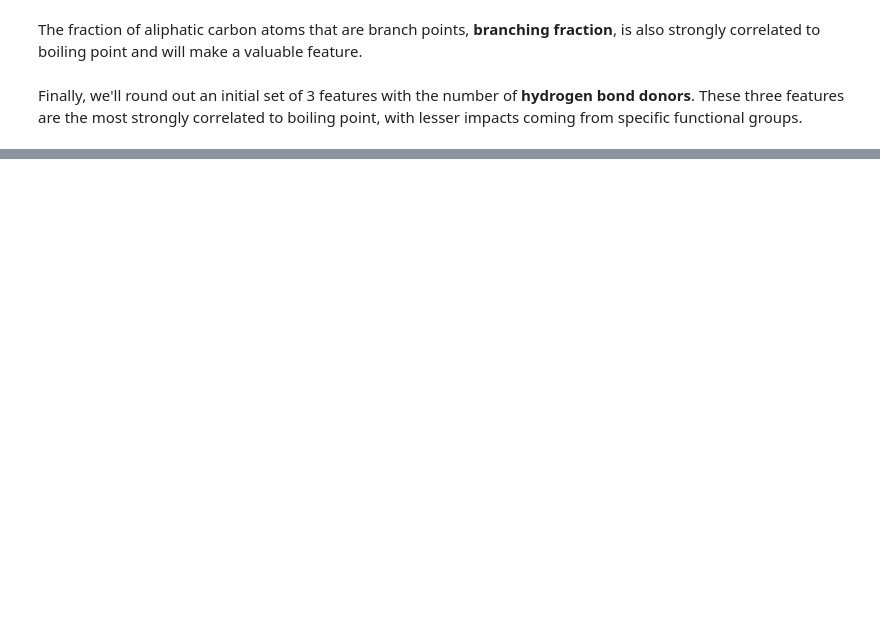
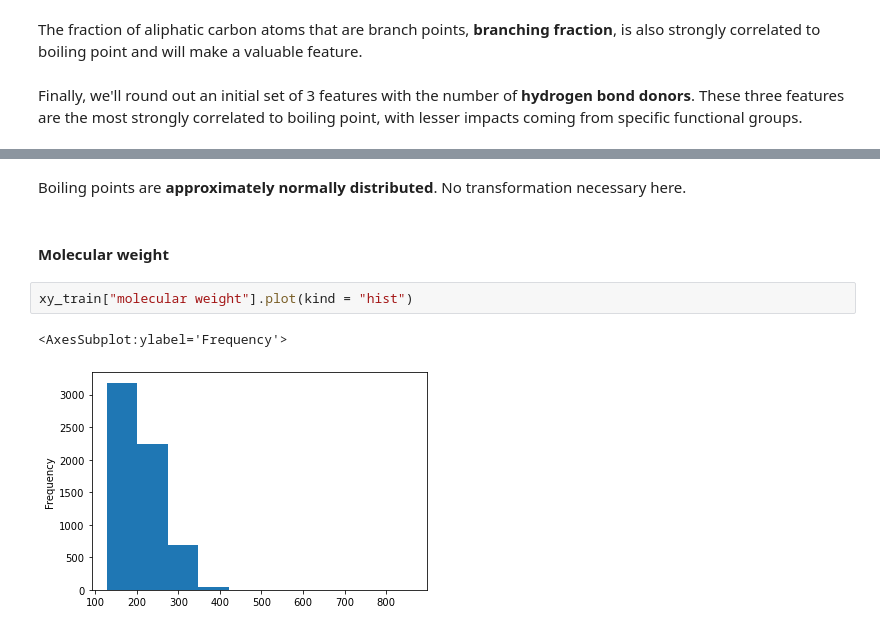
Before and after one commit to jhirner/boiling-pt-prediction, a Jupyter notebook: 4_exploratory_analysis.ipynb, the cells around one changed output, grey strips where cells are left out. Cells and saved outputs as stored; diff of their text form; blank space fills up the shorter version.

```diff
--- a/4_exploratory_analysis.ipynb
+++ b/4_exploratory_analysis.ipynb
@@ -200,0 +230,9 @@ Finally, we'll round out an initial set of 3 features with the number of **hydro
+# %% [markdown]
+Boiling points are **approximately normally distributed**. No transformation necessary here.
+# %% [markdown]
+#### Molecular weight
+# %%
+xy_train["molecular weight"].plot(kind = "hist")
+# %% [output]
+<AxesSubplot:ylabel='Frequency'>
+[figure, added]
```
Also changed, not shown: parts of 38 cells of this notebook, 3 other files.
